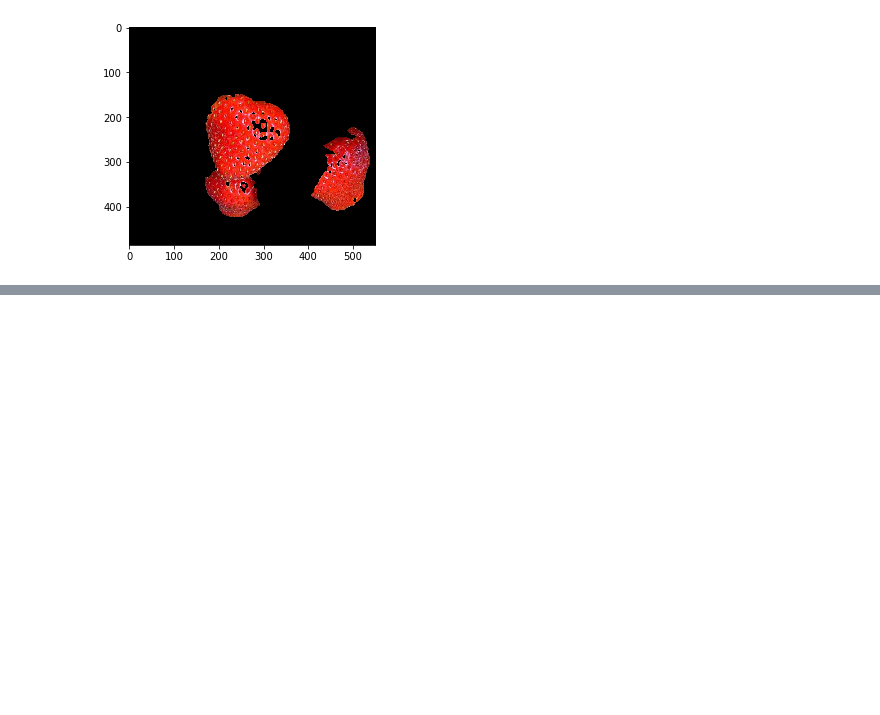
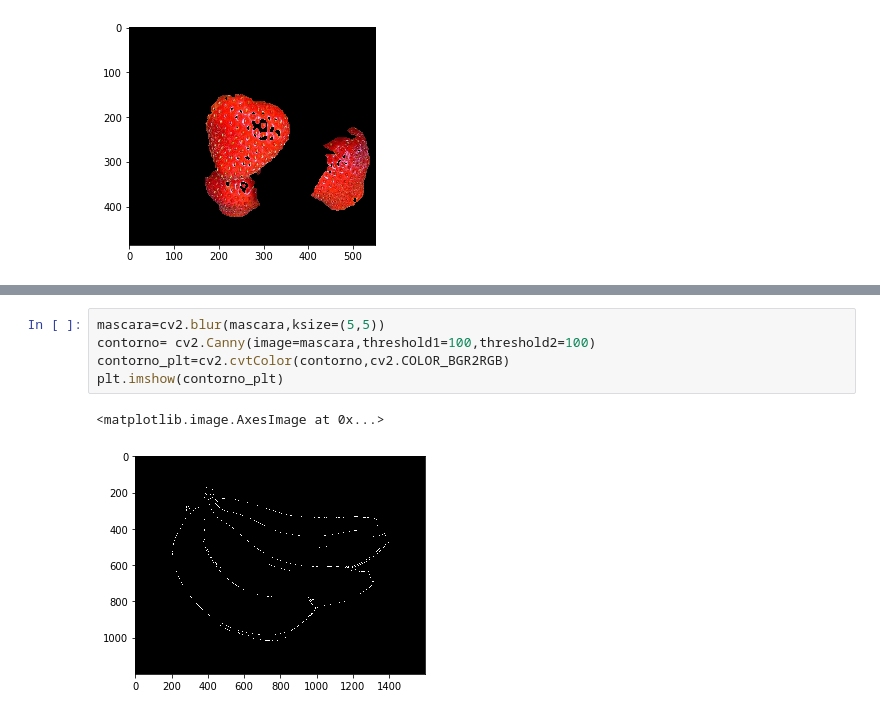
Before and after one commit to 1PYTHON1/Proyecto-open-CV, a Jupyter notebook: PRUEBAS/fresas_de_calidad.ipynb, the cells around one changed output, grey strips where cells are left out. Drawn from its saved outputs; the diff is of its cells as text; blank space fills up the shorter version.

```diff
--- a/PRUEBAS/fresas_de_calidad.ipynb
+++ b/PRUEBAS/fresas_de_calidad.ipynb
@@ -77,0 +84,8 @@ plt.imshow(mascara_plt)
+# %%
+mascara=cv2.blur(mascara,ksize=(5,5))
+contorno= cv2.Canny(image=mascara,threshold1=100,threshold2=100)
+contorno_plt=cv2.cvtColor(contorno,cv2.COLOR_BGR2RGB)
+plt.imshow(contorno_plt)
+# %% [output]
+<matplotlib.image.AxesImage at 0x...>
+[figure, added]
```
Also changed, not shown: parts of 14 cells of this notebook, 5 other files.
